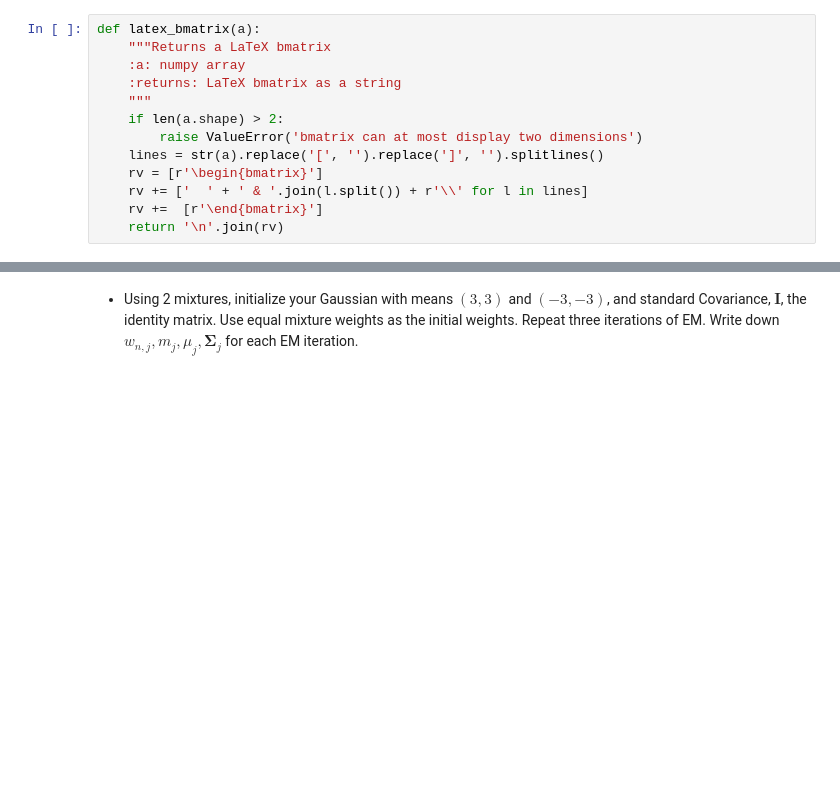
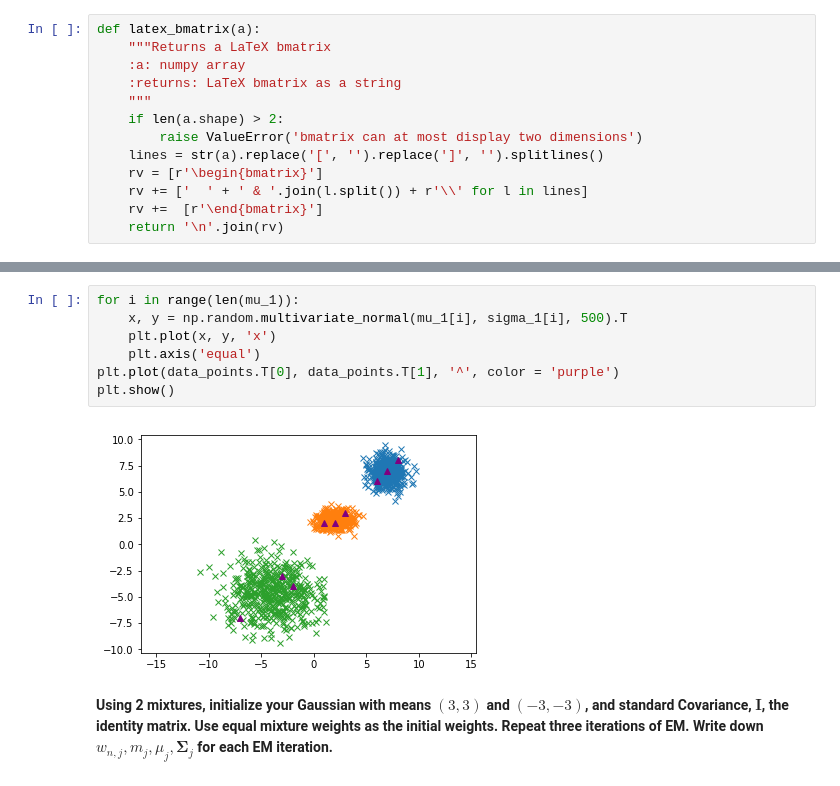
Before and after one commit to pirsquareff/fisherface, a Jupyter notebook: notebook/Hello Soft Clustering (GMM).ipynb, the cells around one changed output, grey strips where cells are left out. Cells and saved outputs as stored; diff of their text form; blank space fills up the shorter version.

```diff
--- a/notebook/Hello Soft Clustering (GMM).ipynb
+++ b/notebook/Hello Soft Clustering (GMM).ipynb
@@ -184,3 +203,12 @@ $$\mathbf{Σ}_{j}:$$
+# %%
+for i in range(len(mu_1)):
+    x, y = np.random.multivariate_normal(mu_1[i], sigma_1[i], 500).T
+    plt.plot(x, y, 'x')
+    plt.axis('equal')
+plt.plot(data_points.T[0], data_points.T[1], '^', color = 'purple')
+plt.show()
+# %% [output]
+[figure, added]
 # %% [markdown]
-- Using 2 mixtures, initialize your Gaussian with means $(3,3)$ and $(-3,-3)$, and standard Covariance, $\mathbf{I}$, the identity matrix. Use equal mixture weights as the initial weights. Repeat three iterations of EM. Write down $w_{n, j}, m_{j}, \mu_{j}, \mathbf{Σ}_{j}$ for each EM iteration.
+**Using 2 mixtures, initialize your Gaussian with means $(3,3)$ and $(-3,-3)$, and standard Covariance, $\mathbf{I}$, the identity matrix. Use equal mixture weights as the initial weights. Repeat three iterations of EM. Write down $w_{n, j}, m_{j}, \mu_{j}, \mathbf{Σ}_{j}$ for each EM iteration.**
 # %%
```
Also changed, not shown: parts of 17 cells of this notebook.
